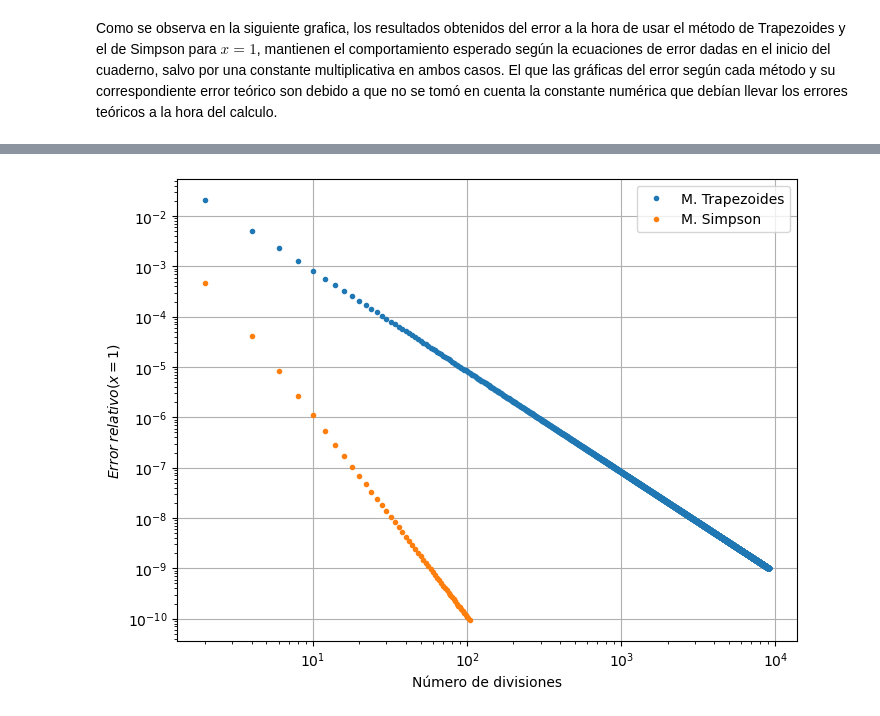
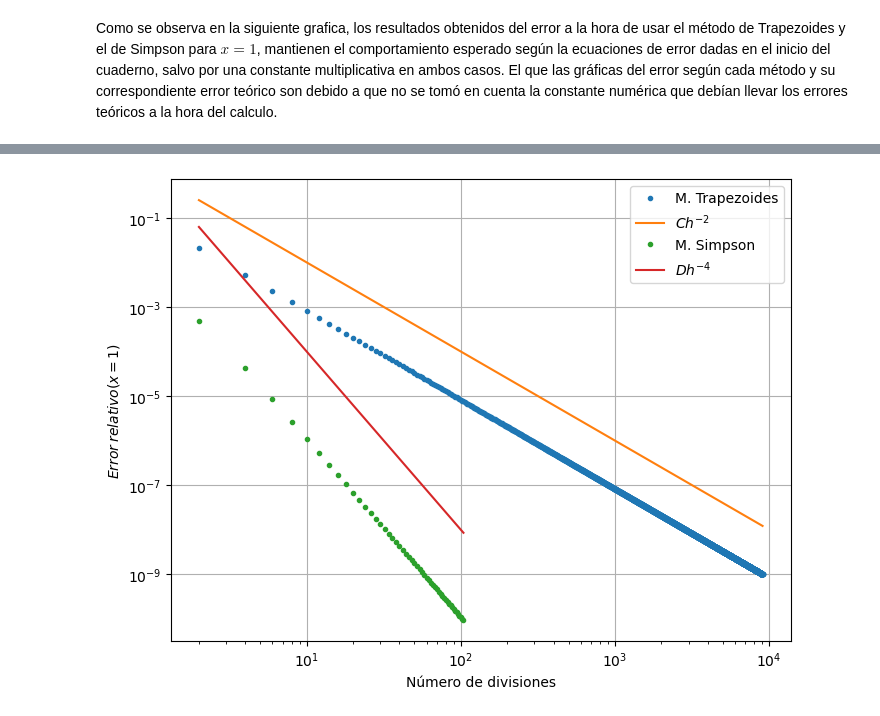
Before and after one commit to HernanBC/LabsComputacional, a Jupyter notebook: lab3/Integrals.ipynb, the cells around one changed output, grey strips where cells are left out. Drawn from its saved outputs; the diff is of its cells as text; code cells hidden in the pictures.

Commit message:
Corriendo graph lab3

```diff
--- a/lab3/Integrals.ipynb
+++ b/lab3/Integrals.ipynb
@@ -358,33 +346,33 @@ ax.plot(xs_T , error_listT  , ms = 3 , label = "M. Trapezoides")
 # %%
 fig , ax = plt.subplots(1,1, figsize = (8,6))
 
 
 ###########################################################################################################
 #	Error relativo para método de Trapezoides
 ###########################################################################################################
 xs_T = np.arange(2,2*len(error_listT)+2,2)
 ax.plot(xs_T , error_listT , "o" , ms = 3 , label = "M. Trapezoides")
 
-#ht = np.arange(2,2*len(error_listT)+2,2)
-#ax.plot(ht, ht**(-2.0) , label = r"C h^2")
+ht = np.arange(2,2*len(error_listT)+2,2)
+ax.plot(ht, ht**(-2.0) , label = r"$C h^{-2}$")
 
 ###########################################################################################################
 #	Error relativo para método de Bisección
 ###########################################################################################################
 xs_B = np.arange(2,2*len(error_listS)+2,2)
 ax.plot(xs_B , error_listS,"o" , ms = 3 , label = "M. Simpson")
 
-#hs = np.arange(2,2*len(error_listS)+2,2)
-#ax.plot(hs, hs**(-4.0)  , label = "D h^4")
+hs = np.arange(2,2*len(error_listS)+2,2)
+ax.plot(hs, hs**(-4.0)  , label = r"$D h^{-4}$")
 
 ax.set_xlabel(r"Número de divisiones")
 ax.set_xscale("log")
 
 ax.set_ylabel(r"$Error\: relativo (x=1)$")
 ax.set_yscale("log")
 
 ax.grid()
 ax.legend()
 plt.savefig("errores_graph_log.jpg")
 # %% [output]
-[figure, old version]
+[figure, new version]
```
Also changed, not shown: parts of 1 cell of this notebook, 6 other files.
